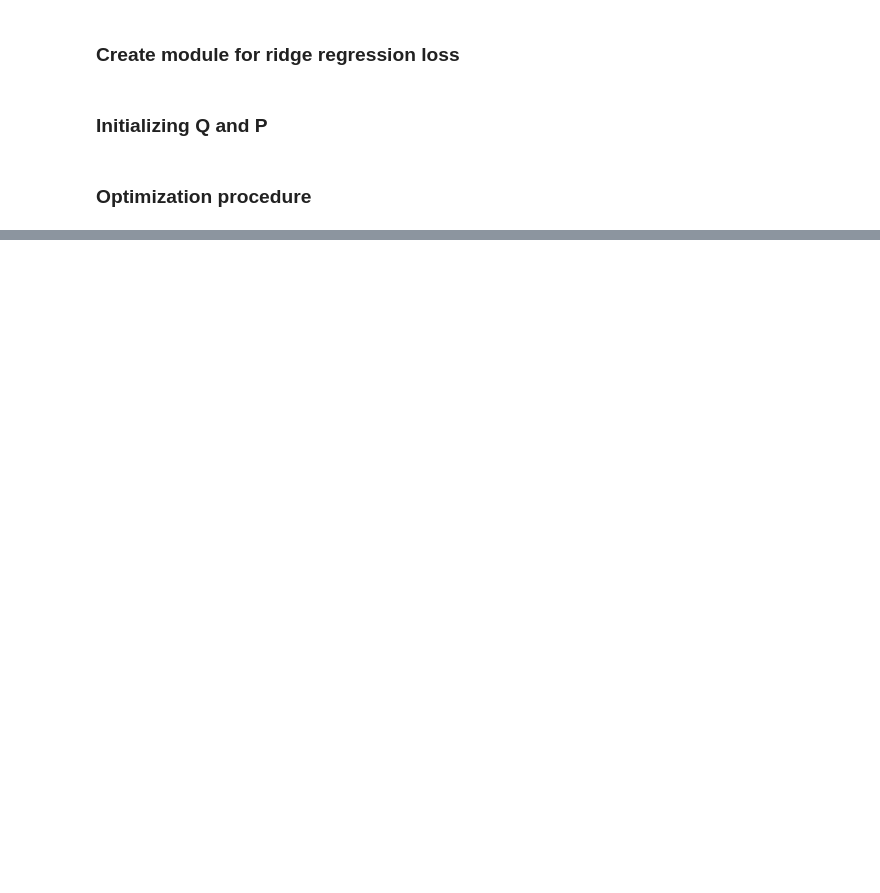
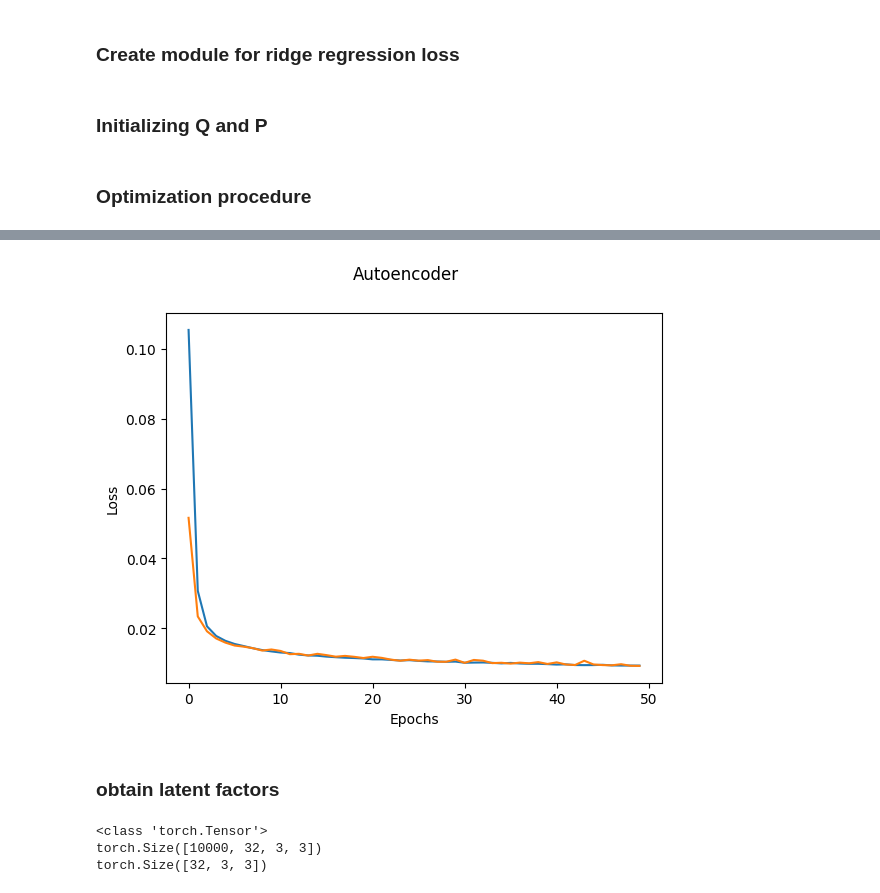
Before and after one commit to Ryoto-Kato/MachineLearning_DeepLearning-fundamentals, a Jupyter notebook: ML-Exercise/Dimensionality_Reduction.ipynb, the cells around one changed output, grey strips where cells are left out. Cells and saved outputs as stored; diff of their text form; code cells hidden in the pictures; blank space fills up the shorter version.

```diff
--- a/ML-Exercise/Dimensionality_Reduction.ipynb
+++ b/ML-Exercise/Dimensionality_Reduction.ipynb
@@ -1557,0 +1748,3 @@ def latent_factor_alternating_optimization(R, non_zero_idx, k, val_idx, reg_lamb
+# %%
+device = torch.device('cuda') if torch.cuda.is_available() else torch.device('cpu')
+print(device)
@@ -1557,0 +1755,6 @@ def latent_factor_alternating_optimization(R, non_zero_idx, k, val_idx, reg_lamb
+# %%
+train_dataset = FashionMNIST(root = '../data', train=True, transform=torchvision.transforms.ToTensor(), download=True)
+test_dataset = FashionMNIST(root= '../data', transform = torchvision.transforms.ToTensor(), train=False, download = True)
+# %%
+train_dataloader = torch.utils.data.DataLoader(train_dataset, batch_size = 1024, shuffle = True, pin_memory=True, num_workers = 2)
+test_dataloader = torch.utils.data.DataLoader(test_dataset, batch_size = 1024, shuffle = False, pin_memory=True, num_workers = 2)
@@ -1557,0 +1903,10 @@ def latent_factor_alternating_optimization(R, non_zero_idx, k, val_idx, reg_lamb
+# %%
+model = Autoencoder().to(device)
+
+optimizer = torch.optim.Adam(model.parameters(), lr=1e-3, weight_decay=1e-4)
+scheduler = ExponentialLR(optimizer, gamma = 0.999)
+
+log_every_batch = 20
+max_epochs = 50
+avg_train_loss = []
+avg_test_loss = []
@@ -1557,0 +1972,15 @@ def latent_factor_alternating_optimization(R, non_zero_idx, k, val_idx, reg_lamb
+# %%
+train_loss = np.array(avg_train_loss)
+test_loss = np.array(avg_test_loss)
+fig = plt.figure()
+fig.suptitle("Autoencoder")
+
+plt.plot(train_loss, label = 'train')
+plt.plot(test_loss, label = 'test')
+plt.xlabel("Epochs")
+plt.ylabel("Loss")
+plt.show()
+# %% [output]
+[figure, added]
+# %% [markdown]
+### obtain latent factors
@@ -1557,0 +1995,8 @@ def latent_factor_alternating_optimization(R, non_zero_idx, k, val_idx, reg_lamb
+# %%
+print(type(latent))
+print(latent.shape)
+print(latent[0].shape)
+# %% [output]
+<class 'torch.Tensor'>
+torch.Size([10000, 32, 3, 3])
+torch.Size([32, 3, 3])
```
Also changed, not shown: parts of 54 cells of this notebook, 4 other files.
